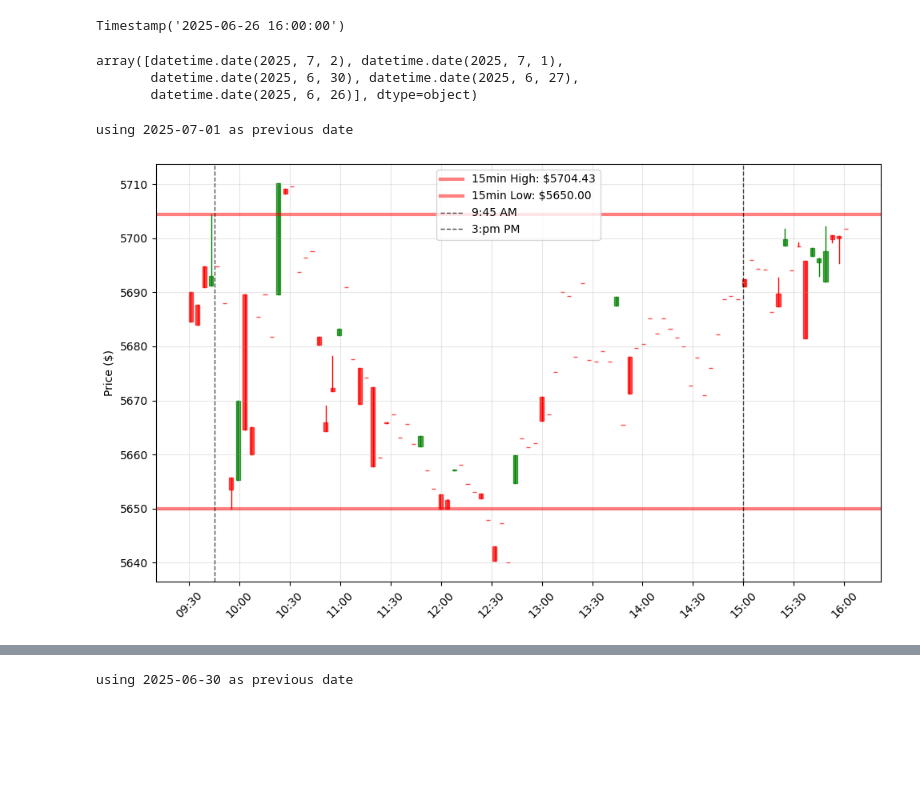
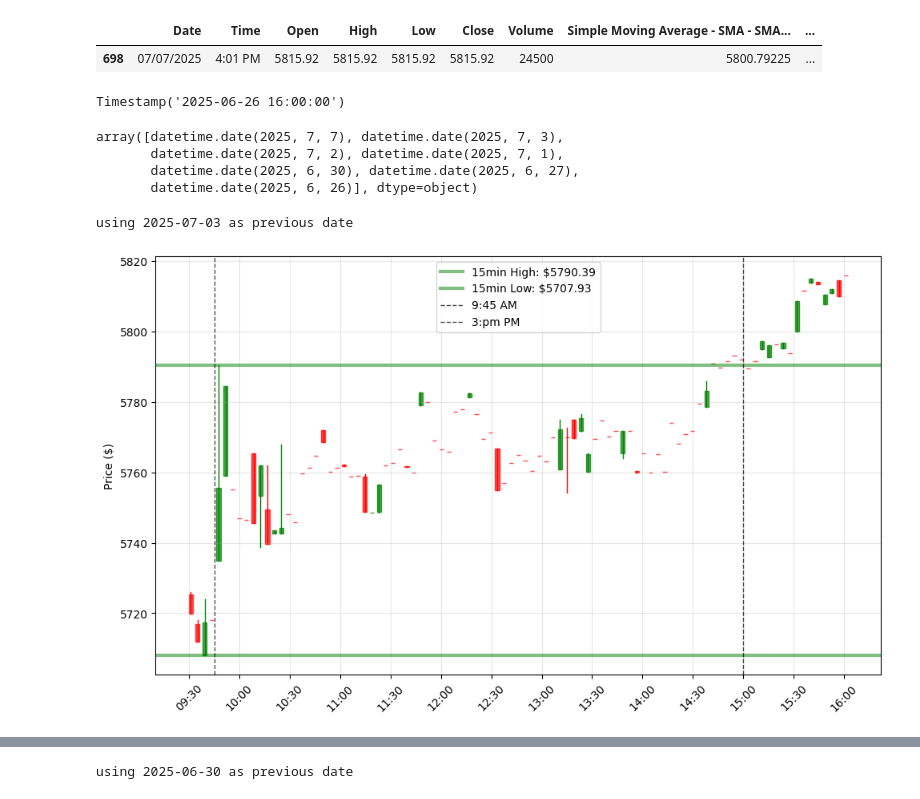
Before and after one commit to seafoodfry/ml-workspace, a Jupyter notebook: gpu-sandbox/quantitative-finance/strat-000-vis.ipynb, the cells around one changed output, grey strips where cells are left out. Cells and saved outputs as stored; diff of their text form; code cells hidden in the pictures; blank space fills up the shorter version.

Commit message:
[quant] Added code to merge price action data
Signed-off-by: seafoodfry <99568361+seafoodfry@users.noreply.github.com>

```diff
--- a/gpu-sandbox/quantitative-finance/strat-000-vis.ipynb
+++ b/gpu-sandbox/quantitative-finance/strat-000-vis.ipynb
@@ -13,3 +37,12 @@ df['DateTime'] = pd.to_datetime(df['Date'] + ' ' + df['Time'], format='%m/%d/%Y
+# %%
+df = pd.read_csv('./data/stock1_combined_price_data.csv')
+
+df['DateTime'] = pd.to_datetime(df['DateTime'])
+# %%
+df.tail(1)
+# %% [output]
+|  | Date | Time | Open | High | Low | Close | Volume | Simple Moving Average - SMA - SMA... | ... |
+| 698 | 07/07/2025 | 4:01 PM | 5815.92 | 5815.92 | 5815.92 | 5815.92 | 24500 | 5800.79225 | ... |
 # %%
 def plot_spread_analysis(df, desired_date):
     recent_data = df[df['DateTime'].dt.date == desired_date].copy()
@@ -109,11 +142,12 @@ Timestamp('2025-06-26 16:00:00')
 # %%
 np.flip( df['DateTime'].dt.date.unique() )
 # %% [output]
-array([datetime.date(2025, 7, 2), datetime.date(2025, 7, 1),
+array([datetime.date(2025, 7, 7), datetime.date(2025, 7, 3),
+       datetime.date(2025, 7, 2), datetime.date(2025, 7, 1),
        datetime.date(2025, 6, 30), datetime.date(2025, 6, 27),
        datetime.date(2025, 6, 26)], dtype=object)
 # %%
-plot_spread_analysis(df, datetime.date(2025, 7, 2))
+plot_spread_analysis(df, datetime.date(2025, 7, 7))
 # %% [output]
-using 2025-07-01 as previous date
+using 2025-07-03 as previous date
-[figure, old version]
+[figure, new version]
```
Also changed, not shown: parts of 8 cells of this notebook.
